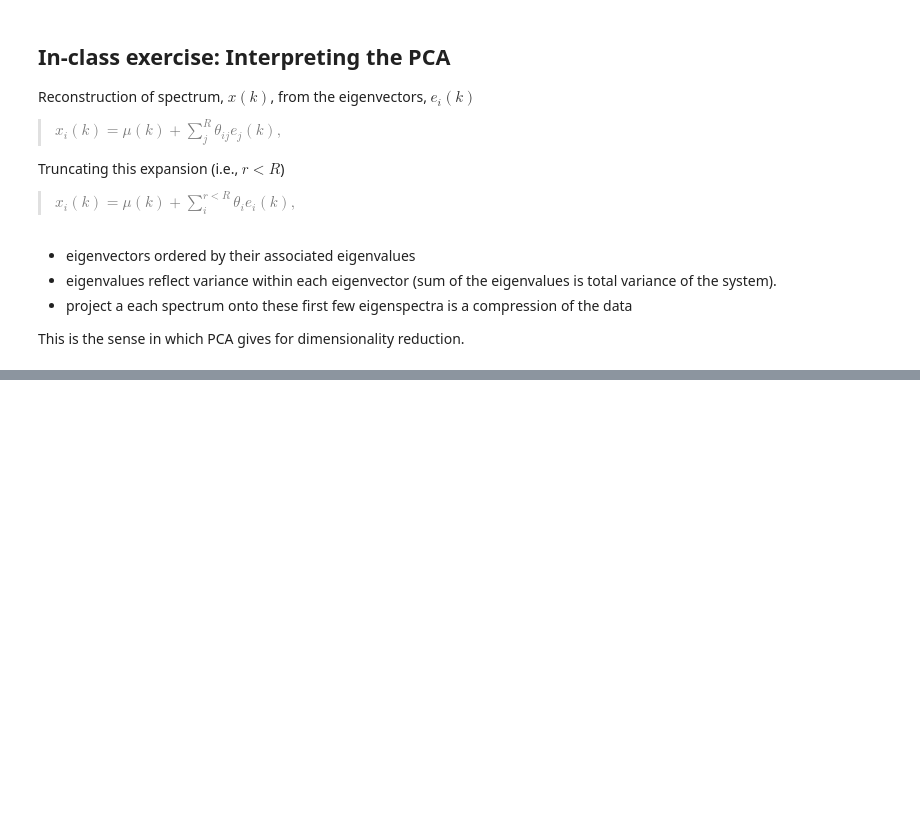
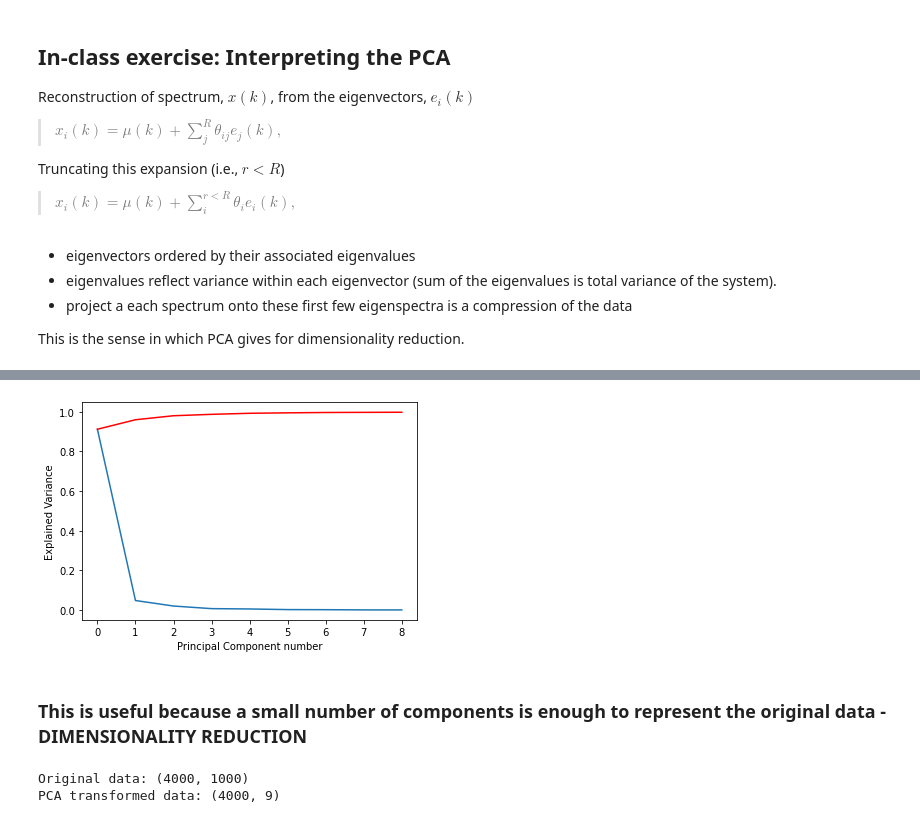
Before and after one commit to mcoughlin/ast8581_2025_Spring, a Jupyter notebook: lecture/12/lecture12.ipynb, the cells around one changed output, grey strips where cells are left out. Drawn from its saved outputs; the diff is of its cells as text; code cells hidden in the pictures; blank space fills up the shorter version.

```diff
--- a/lecture/12/lecture12.ipynb
+++ b/lecture/12/lecture12.ipynb
@@ -705,0 +1017,18 @@ plt.show()
+# %%
+plt.plot(evals, label='Variance explained by this component')
+plt.plot(np.cumsum(evals), 'r-', label='Total Explained variance')
+plt.xlabel('Principal Component number')
+plt.ylabel('Explained Variance')
+ax = plt.gca()
+ax.set_xticks(range(n_components-1));
+# %% [output]
+[figure, added]
+# %% [markdown]
+### This is useful because a small number of components is enough to represent the original data - DIMENSIONALITY REDUCTION
+# %%
+pca_transformed = pca.transform(spectra)
+print('Original data:', spectra.shape)
+print('PCA transformed data:',pca_transformed.shape)
+# %% [output]
+Original data: (4000, 1000)
+PCA transformed data: (4000, 9)
```
Also changed, not shown: parts of 35 cells of this notebook, 38 other files.
